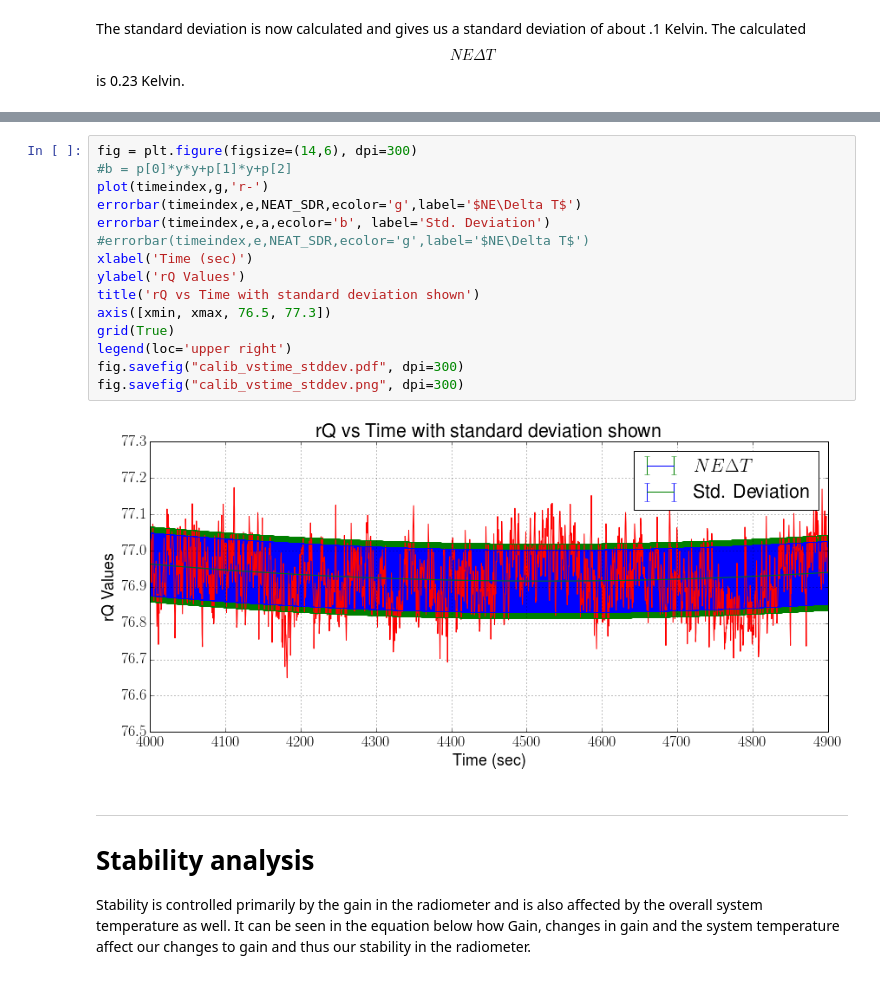
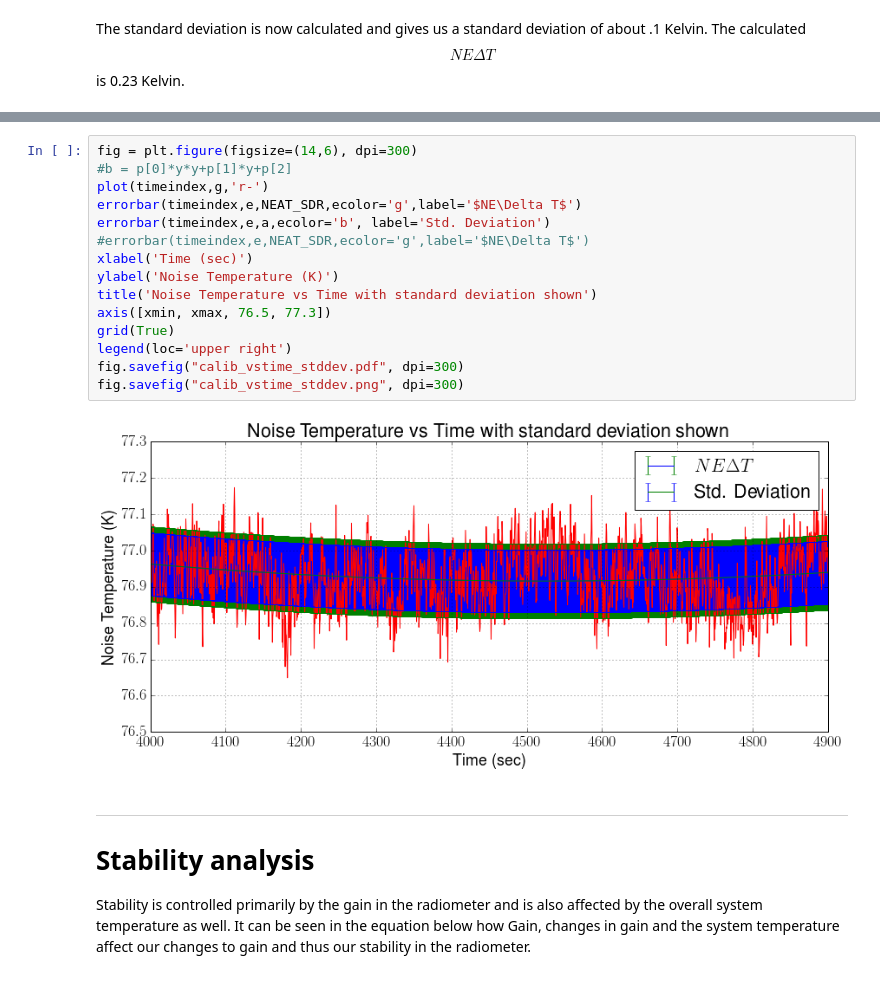
Before and after one commit to matgyver/Radiometer-SDR-Thesis, a Jupyter notebook: Experiments/Exp2/radiometer_experiment_2.ipynb, the cells around one changed output, grey strips where cells are left out. Cells and saved outputs as stored; diff of their text form.

```diff
--- a/Experiments/Exp2/radiometer_experiment_2.ipynb
+++ b/Experiments/Exp2/radiometer_experiment_2.ipynb
@@ -275,20 +275,20 @@ fig.savefig("calib_line_fitting.png", dpi=300)
 # %%
 fig = plt.figure(figsize=(14,6), dpi=300)
 #b = p[0]*y*y+p[1]*y+p[2]
 plot(timeindex,g,'r-')
 errorbar(timeindex,e,NEAT_SDR,ecolor='g',label='$NE\Delta T$')
 errorbar(timeindex,e,a,ecolor='b', label='Std. Deviation')
 #errorbar(timeindex,e,NEAT_SDR,ecolor='g',label='$NE\Delta T$')
 xlabel('Time (sec)')
-ylabel('rQ Values')
-title('rQ vs Time with standard deviation shown')
+ylabel('Noise Temperature (K)')
+title('Noise Temperature vs Time with standard deviation shown')
 axis([xmin, xmax, 76.5, 77.3])
 grid(True)
 legend(loc='upper right')
 fig.savefig("calib_vstime_stddev.pdf", dpi=300)
 fig.savefig("calib_vstime_stddev.png", dpi=300)
 # %% [output]
-[figure, old version]
+[figure, new version]
 # %% [markdown]
 - - -
 # Stability analysis
```
Also changed, not shown: parts of 1 cell of this notebook, 37 other files.
